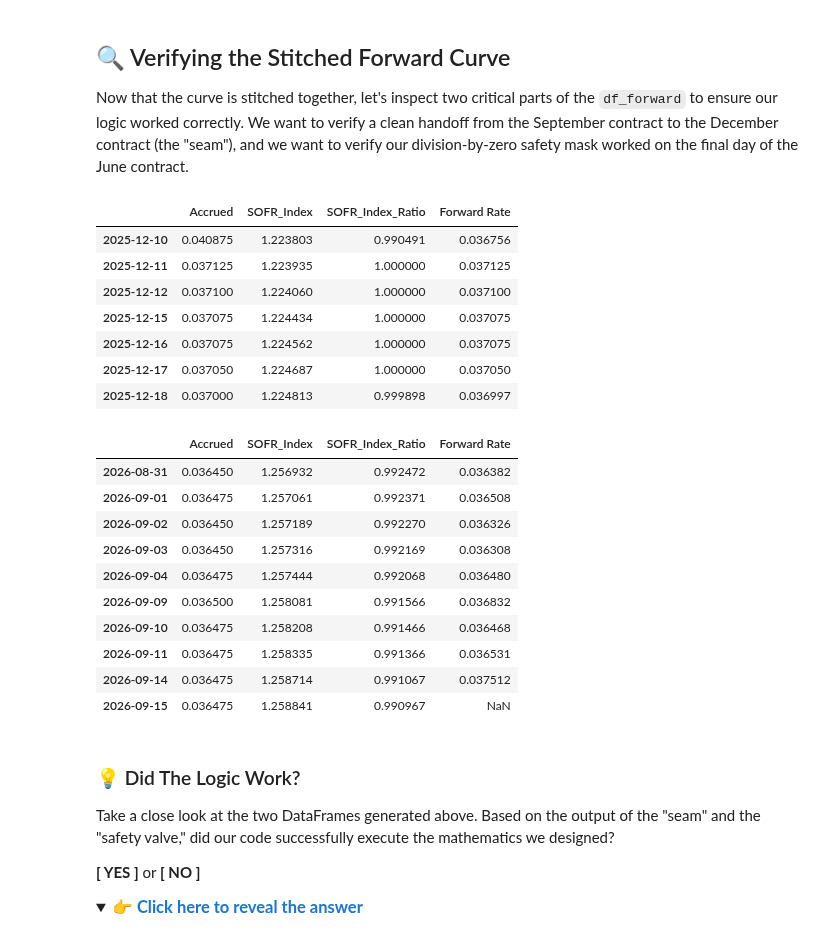
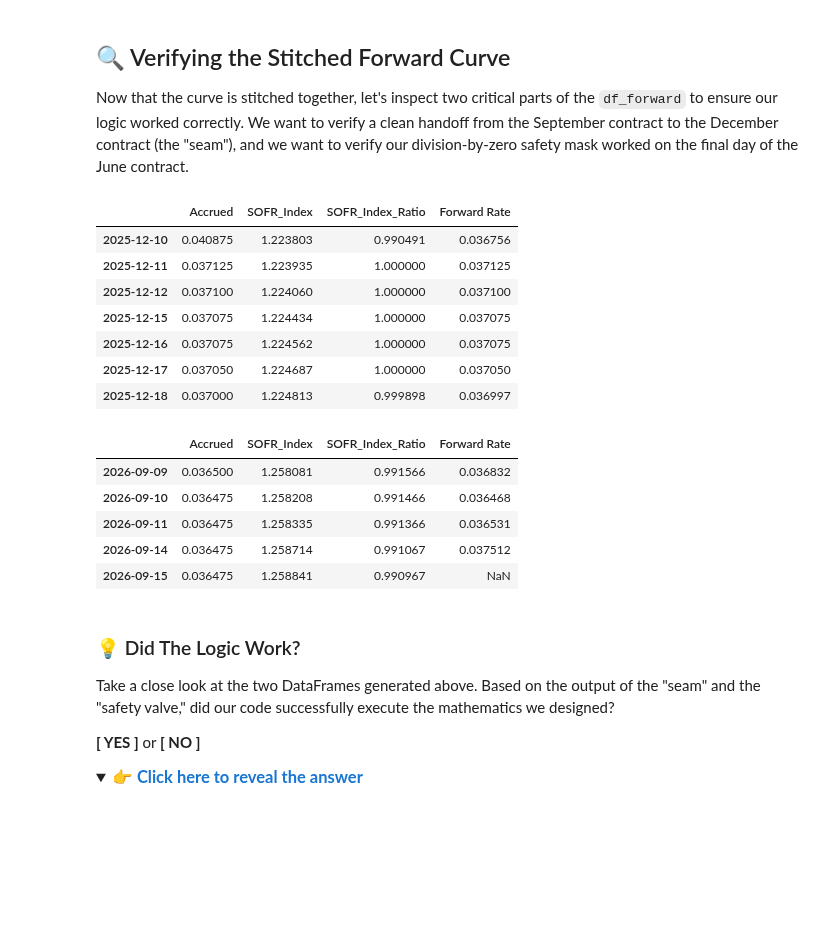
Before and after one commit to PatrickJHess/Derivatives-Futures-Chapter-Three, a Jupyter notebook: notebooks/Synthetic_Portfolios.ipynb, the cells around one changed output. Cells and saved outputs as stored; diff of their text form; code cells hidden in the pictures; folded sections open; blank space fills up the shorter version.

```diff
--- a/notebooks/Synthetic_Portfolios.ipynb
+++ b/notebooks/Synthetic_Portfolios.ipynb
@@ -398,24 +421,19 @@ Now that the curve is stitched together, let's inspect two critical parts of the
 # %%
 # 1. Inspect the seam (Roll date: Dec 11)
 display(df_forward.loc['2025-12-10':'2025-12-18'])
 
 # 2. Inspect the end of the curve (Safety valve at expiration)
-display(df_forward.tail(10))
+display(df_forward.tail())
 # %% [output]
 |  | Accrued | SOFR_Index | SOFR_Index_Ratio | Forward Rate |
 | 2025-12-10 | 0.040875 | 1.223803 | 0.990491 | 0.036756 |
 | 2025-12-11 | 0.037125 | 1.223935 | 1.000000 | 0.037125 |
 | 2025-12-12 | 0.037100 | 1.224060 | 1.000000 | 0.037100 |
 | 2025-12-15 | 0.037075 | 1.224434 | 1.000000 | 0.037075 |
 | 2025-12-16 | 0.037075 | 1.224562 | 1.000000 | 0.037075 |
 | 2025-12-17 | 0.037050 | 1.224687 | 1.000000 | 0.037050 |
 | 2025-12-18 | 0.037000 | 1.224813 | 0.999898 | 0.036997 |
 |  | Accrued | SOFR_Index | SOFR_Index_Ratio | Forward Rate |
-| 2026-08-31 | 0.036450 | 1.256932 | 0.992472 | 0.036382 |
-| 2026-09-01 | 0.036475 | 1.257061 | 0.992371 | 0.036508 |
-| 2026-09-02 | 0.036450 | 1.257189 | 0.992270 | 0.036326 |
-| 2026-09-03 | 0.036450 | 1.257316 | 0.992169 | 0.036308 |
-| 2026-09-04 | 0.036475 | 1.257444 | 0.992068 | 0.036480 |
 | 2026-09-09 | 0.036500 | 1.258081 | 0.991566 | 0.036832 |
 | 2026-09-10 | 0.036475 | 1.258208 | 0.991466 | 0.036468 |
 | 2026-09-11 | 0.036475 | 1.258335 | 0.991366 | 0.036531 |
```
Also changed, not shown: parts of 16 cells of this notebook, 1 other file.
